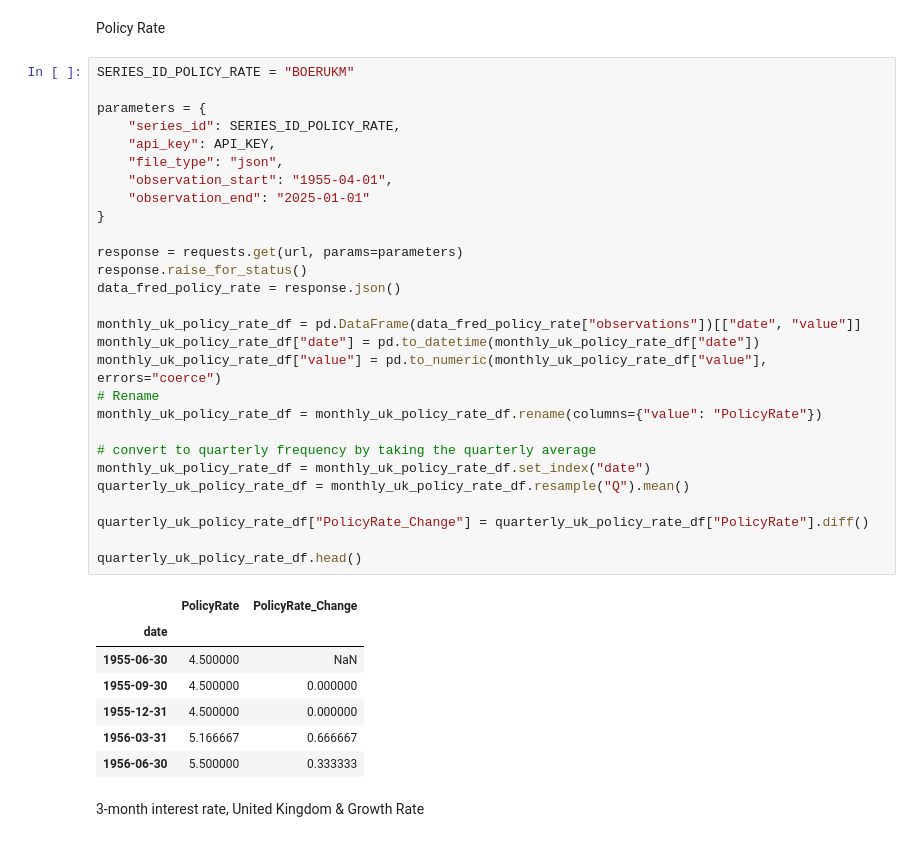
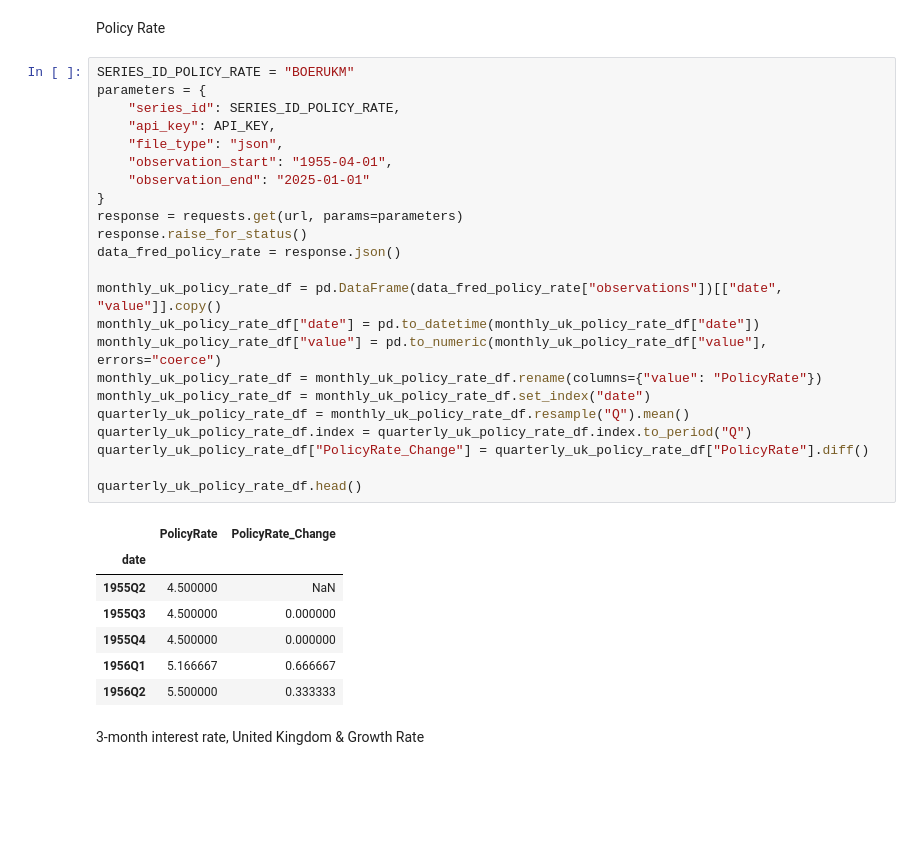
Before and after one commit to LorenzoAlessandro/Monetary-and-Financial-Macroeconometrics-Project, a Jupyter notebook: Data Retrieval .ipynb, the cells around one changed output. Saved outputs shown, nothing was run; the diff lists cells and outputs as text; blank space fills up the shorter version.

```diff
--- a/Data Retrieval .ipynb
+++ b/Data Retrieval .ipynb
@@ -169,40 +161,35 @@ quarterly_uk_real_gdp_df.head()
 Policy Rate
 # %%
 SERIES_ID_POLICY_RATE = "BOERUKM"
-
 parameters = {
     "series_id": SERIES_ID_POLICY_RATE,
     "api_key": API_KEY,
     "file_type": "json",
     "observation_start": "1955-04-01",
     "observation_end": "2025-01-01"
 }
-
 response = requests.get(url, params=parameters)
 response.raise_for_status()
 data_fred_policy_rate = response.json()
 
-monthly_uk_policy_rate_df = pd.DataFrame(data_fred_policy_rate["observations"])[["date", "value"]]
+monthly_uk_policy_rate_df = pd.DataFrame(data_fred_policy_rate["observations"])[["date", "value"]].copy()
 monthly_uk_policy_rate_df["date"] = pd.to_datetime(monthly_uk_policy_rate_df["date"])
 monthly_uk_policy_rate_df["value"] = pd.to_numeric(monthly_uk_policy_rate_df["value"], errors="coerce")
-# Rename
 monthly_uk_policy_rate_df = monthly_uk_policy_rate_df.rename(columns={"value": "PolicyRate"})
-
-# convert to quarterly frequency by taking the quarterly average
 monthly_uk_policy_rate_df = monthly_uk_policy_rate_df.set_index("date")
 quarterly_uk_policy_rate_df = monthly_uk_policy_rate_df.resample("Q").mean()
-
+quarterly_uk_policy_rate_df.index = quarterly_uk_policy_rate_df.index.to_period("Q")
 quarterly_uk_policy_rate_df["PolicyRate_Change"] = quarterly_uk_policy_rate_df["PolicyRate"].diff()
 
 quarterly_uk_policy_rate_df.head()
 # %% [output]
 |  | PolicyRate | PolicyRate_Change |
 | date |  |  |
-| 1955-06-30 | 4.500000 | NaN |
-| 1955-09-30 | 4.500000 | 0.000000 |
-| 1955-12-31 | 4.500000 | 0.000000 |
-| 1956-03-31 | 5.166667 | 0.666667 |
-| 1956-06-30 | 5.500000 | 0.333333 |
+| 1955Q2 | 4.500000 | NaN |
+| 1955Q3 | 4.500000 | 0.000000 |
+| 1955Q4 | 4.500000 | 0.000000 |
+| 1956Q1 | 5.166667 | 0.666667 |
+| 1956Q2 | 5.500000 | 0.333333 |
 # %% [markdown]
 3-month interest rate, United Kingdom & Growth Rate
 # %%
```
Also changed, not shown: parts of 6 cells of this notebook, 2 other files.
